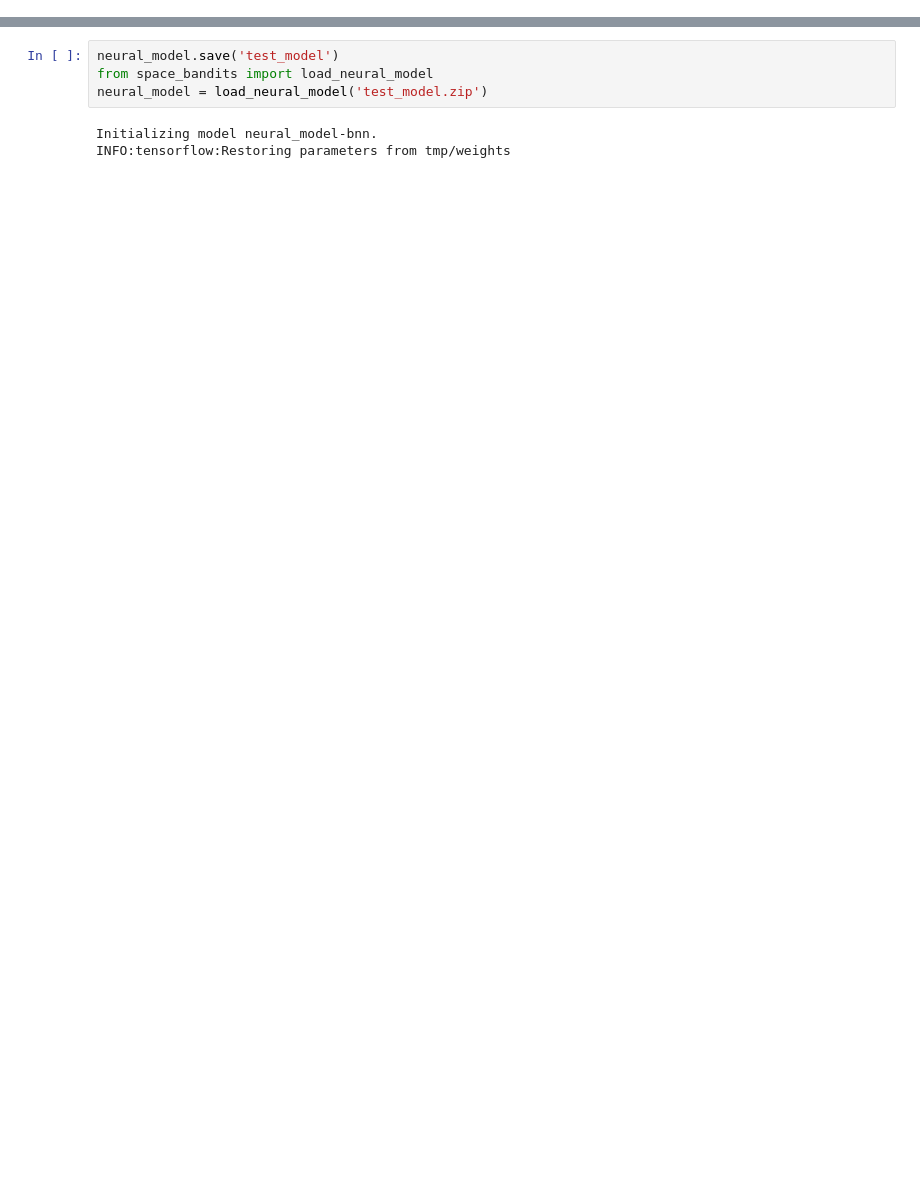
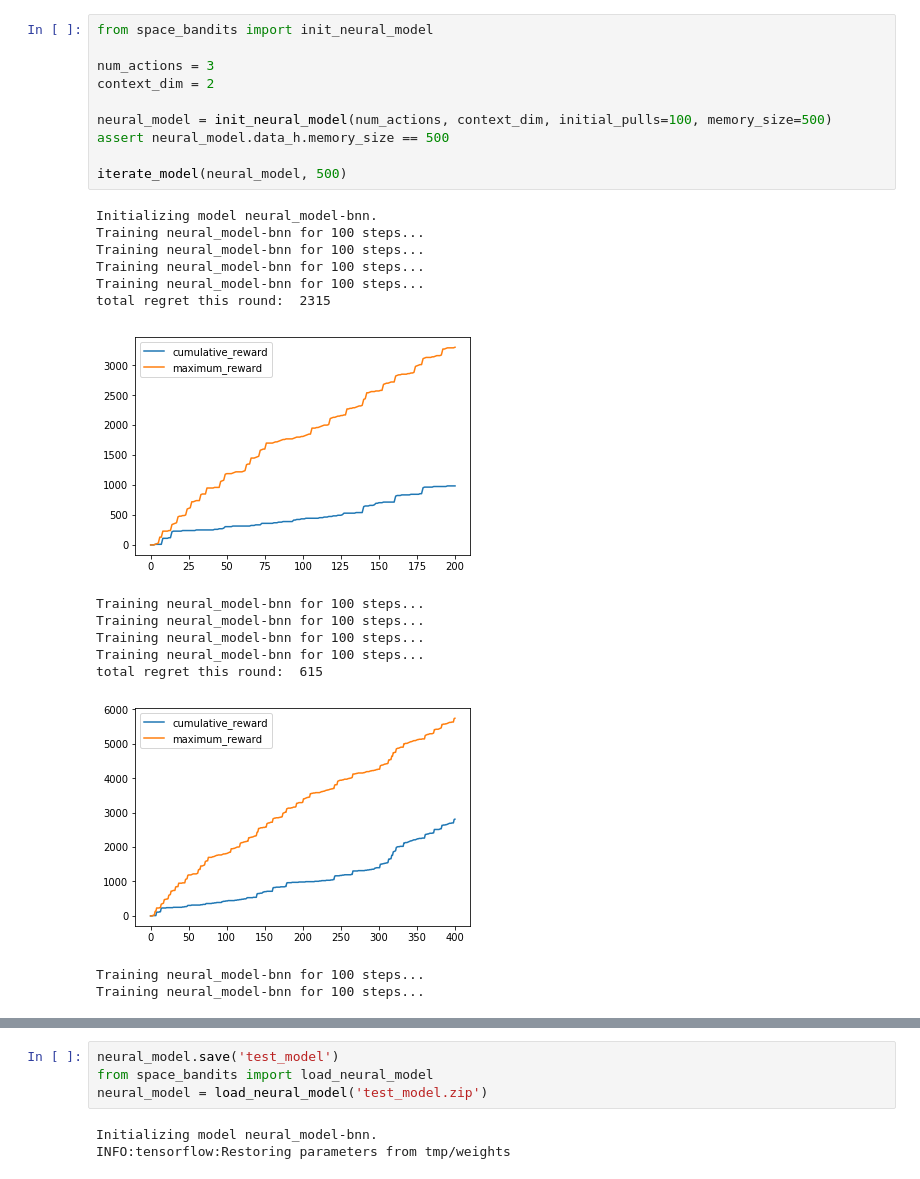
Before and after one commit to LaunchpadAI/space-bandits, a Jupyter notebook: toy_problem.ipynb, the cells around one changed output, grey strips where cells are left out. Cells and saved outputs as stored; diff of their text form; blank space fills up the shorter version.

```diff
--- a/toy_problem.ipynb
+++ b/toy_problem.ipynb
@@ -263,0 +272,26 @@ Training neural_model-bnn for 100 steps...
+# %%
+from space_bandits import init_neural_model
+
+num_actions = 3
+context_dim = 2
+
+neural_model = init_neural_model(num_actions, context_dim, initial_pulls=100, memory_size=500)
+assert neural_model.data_h.memory_size == 500
+
+iterate_model(neural_model, 500)
+# %% [output]
+Initializing model neural_model-bnn.
+Training neural_model-bnn for 100 steps...
+Training neural_model-bnn for 100 steps...
+Training neural_model-bnn for 100 steps...
+Training neural_model-bnn for 100 steps...
+total regret this round:  2315
+[figure, added]
+Training neural_model-bnn for 100 steps...
+Training neural_model-bnn for 100 steps...
+Training neural_model-bnn for 100 steps...
+Training neural_model-bnn for 100 steps...
+total regret this round:  615
+[figure, added]
+Training neural_model-bnn for 100 steps...
+Training neural_model-bnn for 100 steps...
```
Also changed, not shown: parts of 30 cells of this notebook, 1 other file.
